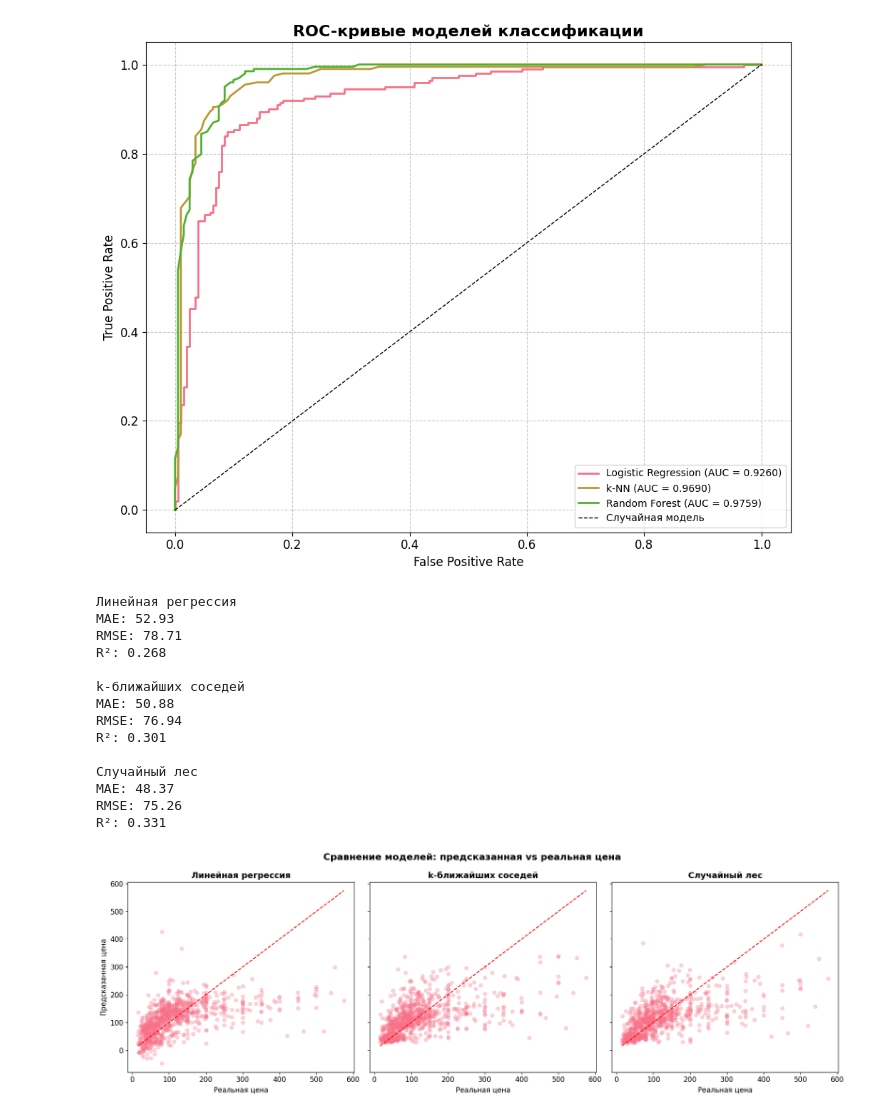
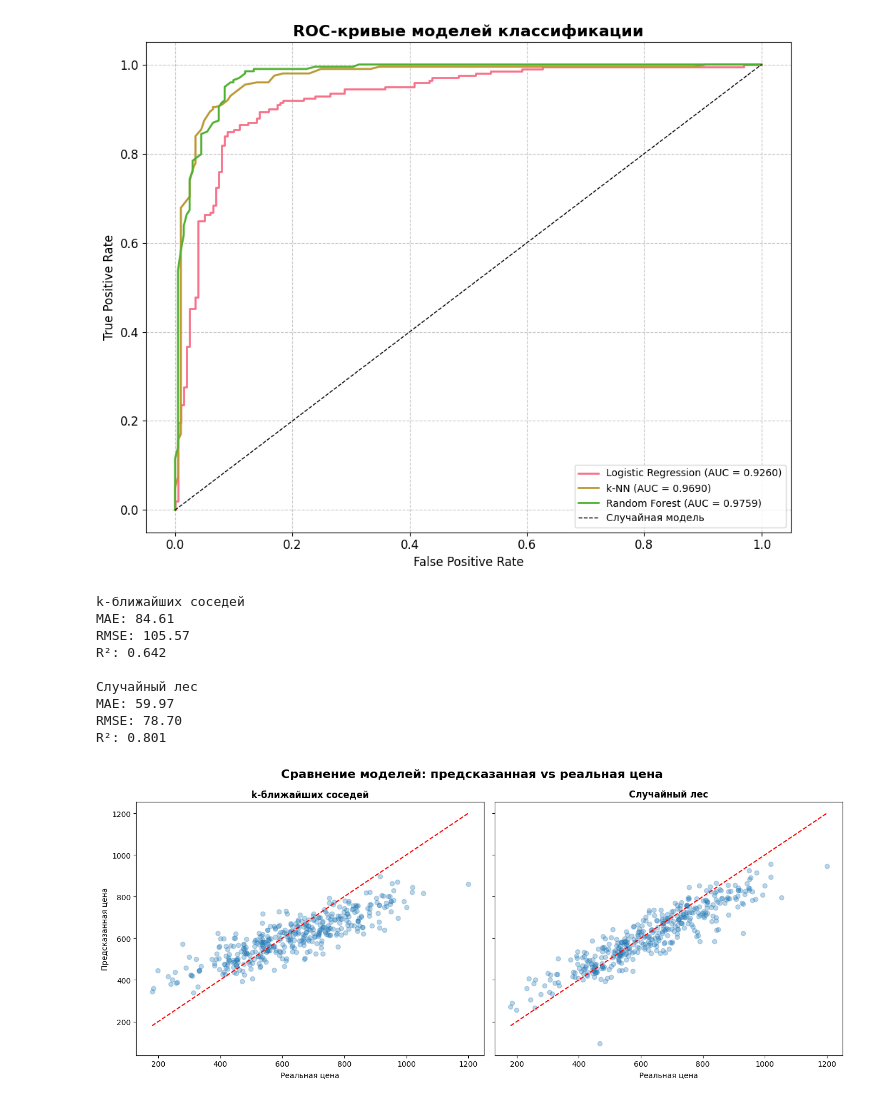
Before and after one commit to Nikita-Vasinkov/StatPrak-HW, a Jupyter notebook: project_check.ipynb, the cells around one changed output. Cells and saved outputs as stored; diff of their text form; code cells hidden in the pictures.

```diff
--- a/project_check.ipynb
+++ b/project_check.ipynb
@@ -378,56 +378,71 @@ plt.show()
 # %% [output]
 [figure]
 # %%
+from sklearn.ensemble import RandomForestRegressor
 from sklearn.neighbors import KNeighborsRegressor
+from sklearn.metrics import mean_squared_error, mean_absolute_error, r2_score
+from sklearn.model_selection import train_test_split
+import matplotlib.pyplot as plt
+import numpy as np
+from sklearn.datasets import make_regression
 
-# Обучение k-NN модели
+# Синтетические данные без отрицательных значений
+X_reg, y_reg = make_regression(n_samples=2000, n_features=20, noise=10, random_state=42)
+y_reg = y_reg - y_reg.min() + 10  # все значения строго положительные
+
+# Логарифмирование целевой переменной
+y_log = np.log1p(y_reg)
+
+# Разделение данных
+X_train, X_test, y_train_log, y_test_log = train_test_split(X_reg, y_log, test_size=0.2, random_state=42)
+
+# Обучение моделей
 knn = KNeighborsRegressor(n_neighbors=5)
-knn.fit(X_train, y_train)
-y_pred_knn = knn.predict(X_test)
+knn.fit(X_train, y_train_log)
+y_pred_knn = np.expm1(knn.predict(X_test))
 
-# Оценка всех моделей
-regression_metrics(y_test, y_pred_lr, "Линейная регрессия")
+rf = RandomForestRegressor(n_estimators=100, random_state=42)
+rf.fit(X_train, y_train_log)
+y_pred_rf = np.expm1(rf.predict(X_test))
+
+# Возвращаем истинные значения к исходной шкале
+y_test = np.expm1(y_test_log)
+
+# Оценка моделей
+def regression_metrics(y_true, y_pred, model_name):
+    print(f"\n{model_name}")
+    print(f"MAE: {mean_absolute_error(y_true, y_pred):.2f}")
+    print(f"RMSE: {np.sqrt(mean_squared_error(y_true, y_pred)):.2f}")
+    print(f"R²: {r2_score(y_true, y_pred):.3f}")
+
 regression_metrics(y_test, y_pred_knn, "k-ближайших соседей")
 regression_metrics(y_test, y_pred_rf, "Случайный лес")
 
-# Построение графиков: предсказанная vs реальная цена
-fig, axes = plt.subplots(1, 3, figsize=(18, 6), sharey=True)
+# Визуализация предсказаний
+fig, axes = plt.subplots(1, 2, figsize=(14, 6), sharey=True)
 
-# Линейная регрессия
-axes[0].scatter(y_test, y_pred_lr, alpha=0.3)
+axes[0].scatter(y_test, y_pred_knn, alpha=0.3)
 axes[0].plot([y_test.min(), y_test.max()], [y_test.min(), y_test.max()], 'r--')
-axes[0].set_title("Линейная регрессия", fontweight='bold')
+axes[0].set_title("k-ближайших соседей", fontweight='bold')
 axes[0].set_xlabel("Реальная цена")
 axes[0].set_ylabel("Предсказанная цена")
 
-# k-NN
-axes[1].scatter(y_test, y_pred_knn, alpha=0.3)
+axes[1].scatter(y_test, y_pred_rf, alpha=0.3)
 axes[1].plot([y_test.min(), y_test.max()], [y_test.min(), y_test.max()], 'r--')
-axes[1].set_title("k-ближайших соседей", fontweight='bold')
+axes[1].set_title("Случайный лес", fontweight='bold')
 axes[1].set_xlabel("Реальная цена")
-
-# Случайный лес
-axes[2].scatter(y_test, y_pred_rf, alpha=0.3)
-axes[2].plot([y_test.min(), y_test.max()], [y_test.min(), y_test.max()], 'r--')
-axes[2].set_title("Случайный лес", fontweight='bold')
-axes[2].set_xlabel("Реальная цена")
 
 plt.suptitle("Сравнение моделей: предсказанная vs реальная цена", fontsize=16, fontweight='bold')
 plt.tight_layout()
 plt.show()
 # %% [output]
-Линейная регрессия
-MAE: 52.93
-RMSE: 78.71
-R²: 0.268
-
 k-ближайших соседей
-MAE: 50.88
-RMSE: 76.94
-R²: 0.301
+MAE: 84.61
+RMSE: 105.57
+R²: 0.642
 
 Случайный лес
-MAE: 48.37
-RMSE: 75.26
-R²: 0.331
+MAE: 59.97
+RMSE: 78.70
+R²: 0.801
-[figure, old version]
+[figure, new version]
```
Also changed, not shown: parts of 4 cells of this notebook.
